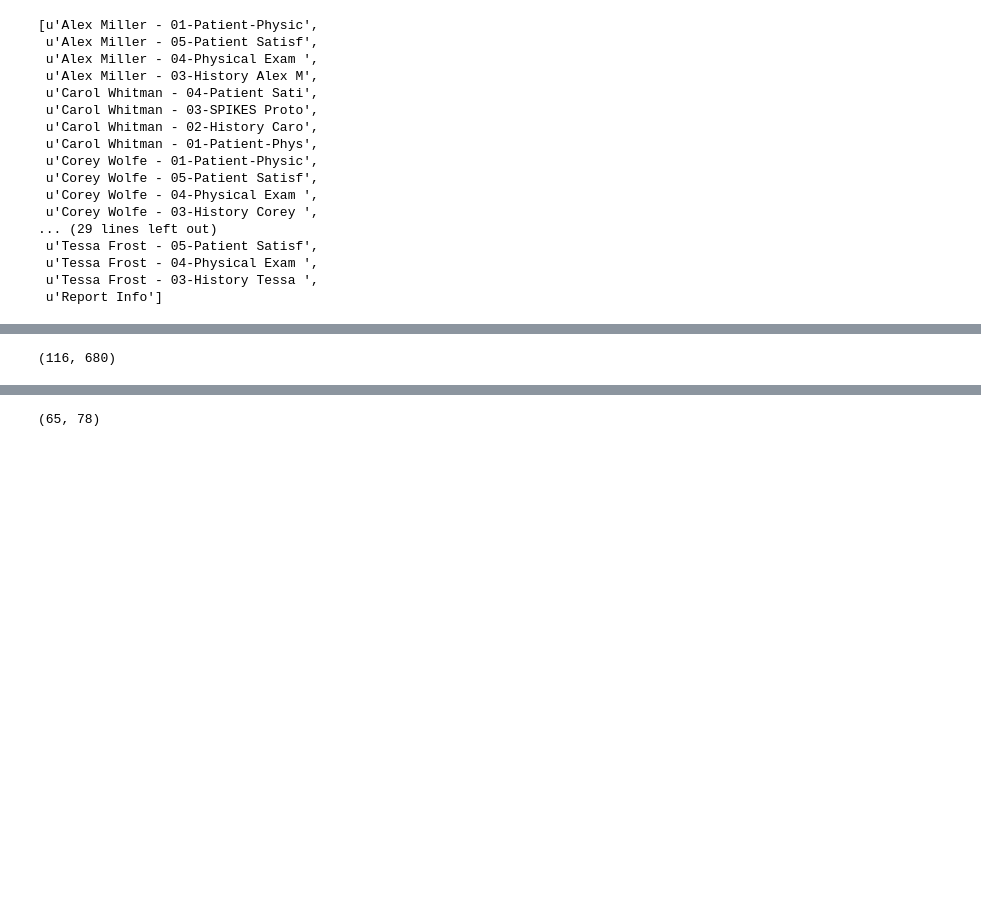
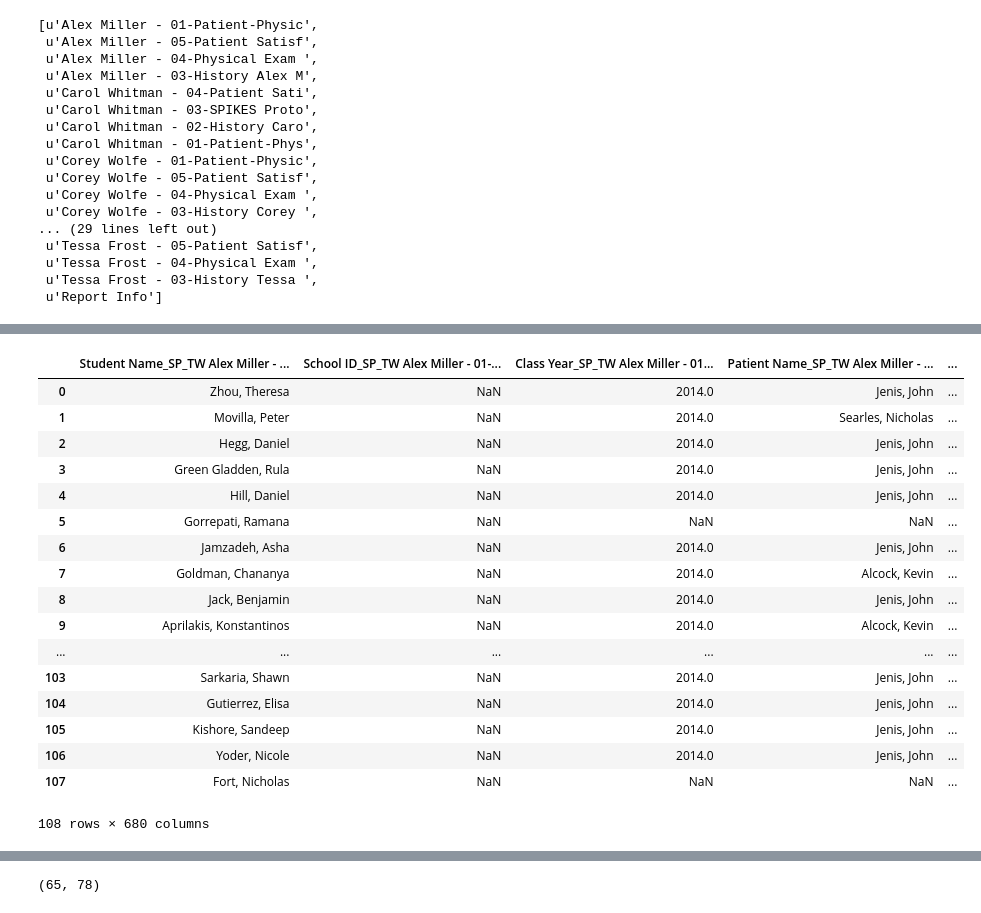
Before and after one commit to RagesMR/8800, a Jupyter notebook: marika_notebook.ipynb, the cells around one changed output, grey strips where cells are left out. Cells and saved outputs as stored; diff of their text form; code cells hidden in the pictures; blank space fills up the shorter version.

```diff
--- a/marika_notebook.ipynb
+++ b/marika_notebook.ipynb
@@ -105,3 +320,24 @@ WARNING *** OLE2 inconsistency: SSCS size is 0 but SSAT size is non-zero
+# %%
+overallDF
+# %% [output]
+|  | Student Name_SP_TW Alex Miller - ... | School ID_SP_TW Alex Miller - 01-... | Class Year_SP_TW Alex Miller - 01... | Patient Name_SP_TW Alex Miller - ... | ... |
+| 0 | Zhou, Theresa | NaN | 2014.0 | Jenis, John | ... |
+| 1 | Movilla, Peter | NaN | 2014.0 | Searles, Nicholas | ... |
+| 2 | Hegg, Daniel | NaN | 2014.0 | Jenis, John | ... |
+| 3 | Green Gladden, Rula | NaN | 2014.0 | Jenis, John | ... |
+| 4 | Hill, Daniel | NaN | 2014.0 | Jenis, John | ... |
+| 5 | Gorrepati, Ramana | NaN | NaN | NaN | ... |
+| 6 | Jamzadeh, Asha | NaN | 2014.0 | Jenis, John | ... |
+| 7 | Goldman, Chananya | NaN | 2014.0 | Alcock, Kevin | ... |
+| 8 | Jack, Benjamin | NaN | 2014.0 | Jenis, John | ... |
+| 9 | Aprilakis, Konstantinos | NaN | 2014.0 | Alcock, Kevin | ... |
+| ... | ... | ... | ... | ... | ... |
+| 103 | Sarkaria, Shawn | NaN | 2014.0 | Jenis, John | ... |
+| 104 | Gutierrez, Elisa | NaN | 2014.0 | Jenis, John | ... |
+| 105 | Kishore, Sandeep | NaN | 2014.0 | Jenis, John | ... |
+| 106 | Yoder, Nicole | NaN | 2014.0 | Jenis, John | ... |
+| 107 | Fort, Nicholas | NaN | NaN | NaN | ... |
+108 rows × 680 columns
 # %%
 for i in range(len(names)):
     overallDF.replace(names[i], ids[i], inplace=True)
@@ -110,4 +345,0 @@ for i in range(len(names)):
-# %%
-overallDF.shape
-# %% [output]
-(116, 680)
```
Also changed, not shown: parts of 42 cells of this notebook, 21 other files.
